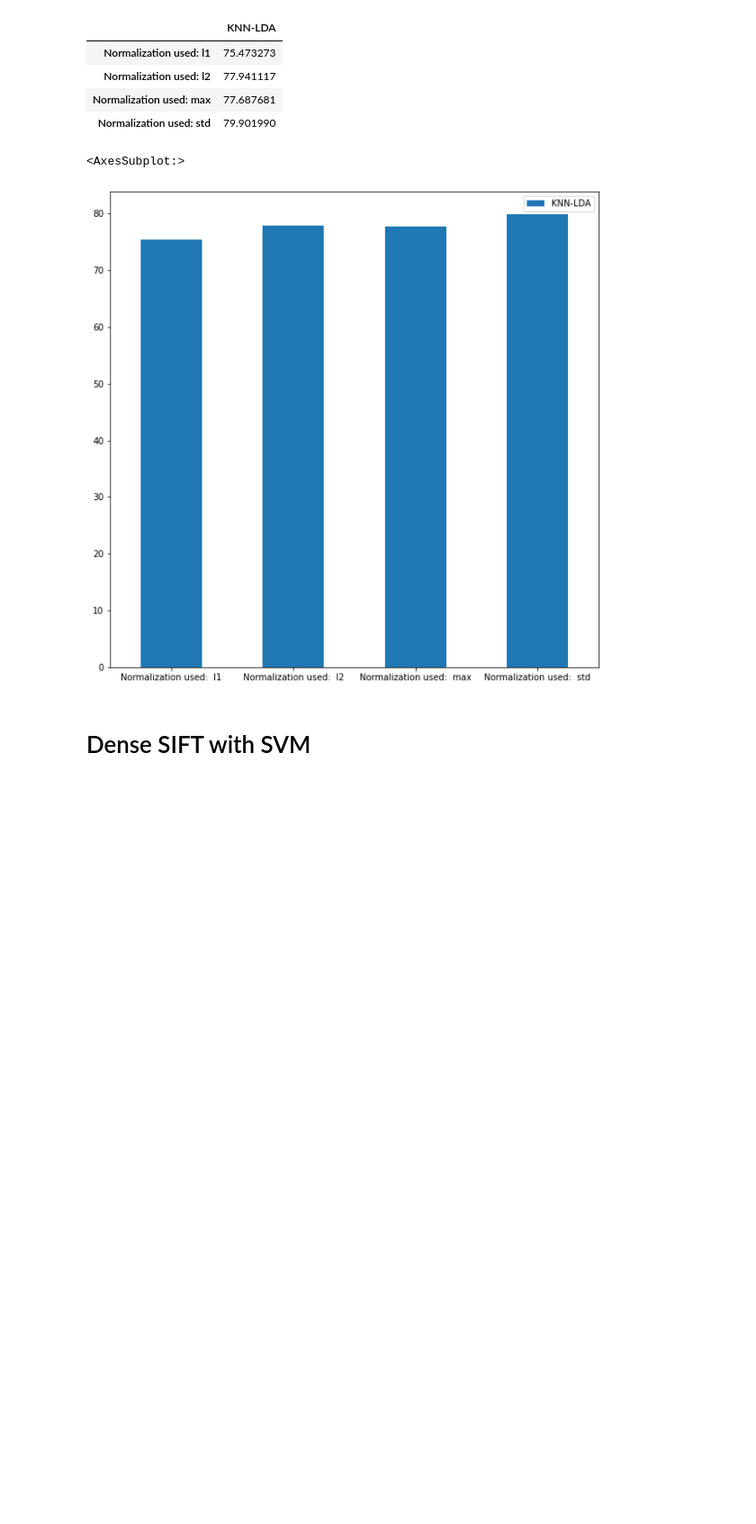
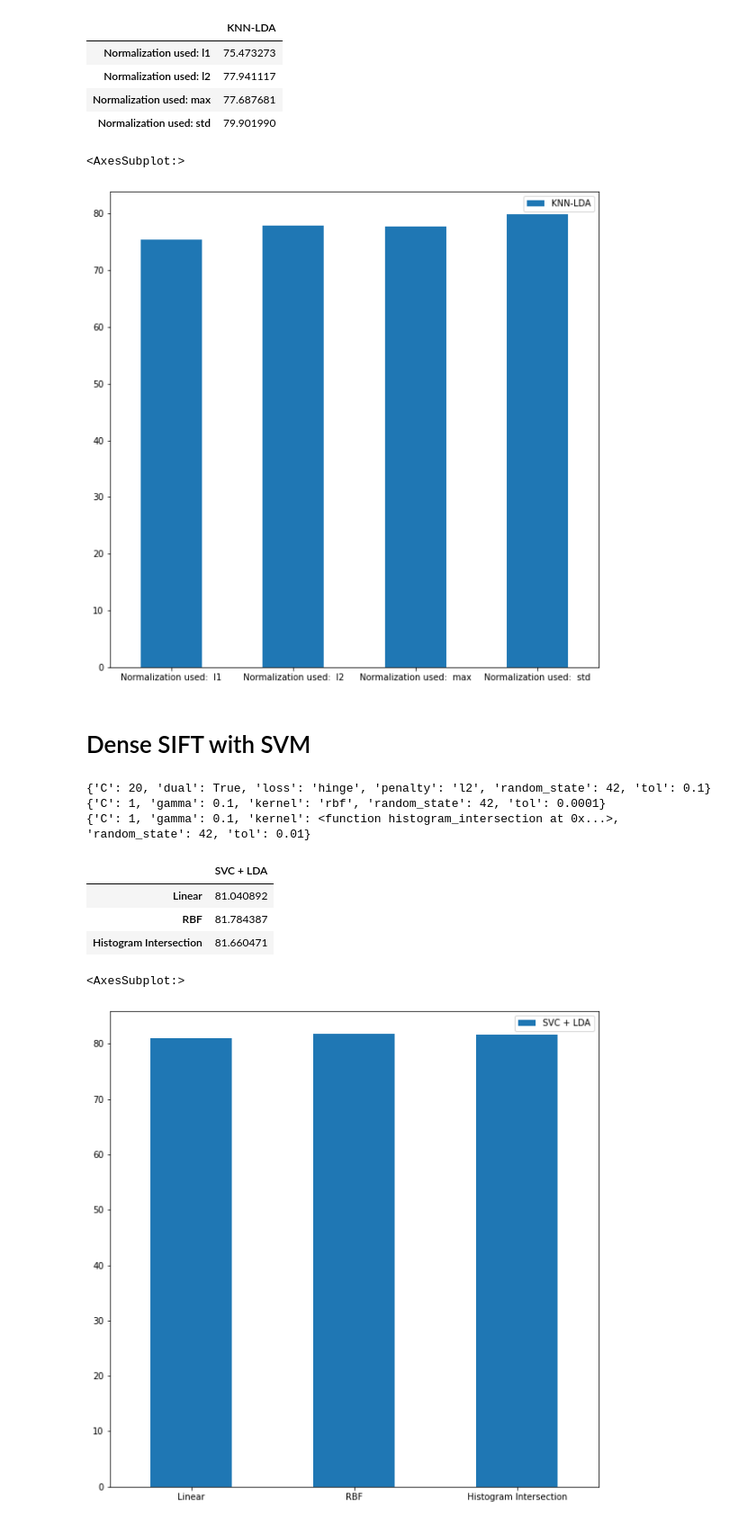
Before and after one commit to Yusepp/M3-CV, a Jupyter notebook: P1/BoW_week2/BagofVisualWords_week2.ipynb, the cells around one changed output. Shown at 90% size. Saved outputs shown, nothing was run; the diff lists cells and outputs as text; code cells hidden in the pictures; blank space fills up the shorter version.

```diff
--- a/P1/BoW_week2/BagofVisualWords_week2.ipynb
+++ b/P1/BoW_week2/BagofVisualWords_week2.ipynb
@@ -372,0 +406,42 @@ df.plot(kind="bar",figsize=(10,10), rot=0)
+# %%
+def histogram_intersection(X,Y):
+    kernel = np.zeros((X.shape[0], Y.shape[0]))
+
+    for d in range(X.shape[1]):
+        column_1 = X[:, d].reshape(-1, 1)
+        column_2 = Y[:, d].reshape(-1, 1)
+        kernel += np.minimum(column_1, column_2.T)
+
+    return kernel
+# %%
+opts = [
+    ({"estimator": LinearSVC(), "params": { "penalty":["l1", "l2"], "loss": ["hinge", "squared_hinge"], "dual": [False, True],
+    "C": [1, 5, 10, 20, 50], "tol": [1e-1, 1e-2, 1e-3, 1e-4, 1e-5] , "random_state": [42]}}, "Linear"),
+    ({"estimator": SVC(), "params": { "kernel":["rbf"], "gamma": [0.1, 1, 10, 100], "C": [1, 5, 10, 20, 50],
+     "tol": [1e-1, 1e-2, 1e-3, 1e-4, 1e-5], "random_state": [42]}}, "RBF"),
+    ({"estimator": SVC(), "params": { "kernel":[histogram_intersection], "gamma": [0.1, 1, 10, 100], "C": [1, 5, 10, 20, 50],
+     "tol": [1e-1, 1e-2, 1e-3, 1e-4, 1e-5], "random_state": [42]}}, "Histogram Intersection")
+]
+
+results={}
+
+for opt, name in opts:
+    results[name] = evaluate_svm(estimator = opt["estimator"], params = opt["params"], cv = 5)*100
+# %% [output]
+{'C': 20, 'dual': True, 'loss': 'hinge', 'penalty': 'l2', 'random_state': 42, 'tol': 0.1}
+{'C': 1, 'gamma': 0.1, 'kernel': 'rbf', 'random_state': 42, 'tol': 0.0001}
+{'C': 1, 'gamma': 0.1, 'kernel': <function histogram_intersection at 0x...>, 'random_state': 42, 'tol': 0.01}
+# %%
+df = pd.DataFrame.from_dict(results, orient='index')
+df.columns = ["SVC + LDA"]
+df
+# %% [output]
+|  | SVC + LDA |
+| Linear | 81.040892 |
+| RBF | 81.784387 |
+| Histogram Intersection | 81.660471 |
+# %%
+df.plot(kind="bar",figsize=(10,10), rot=0)
+# %% [output]
+<AxesSubplot:>
+[figure, added]
```
Also changed, not shown: parts of 2 cells of this notebook.
